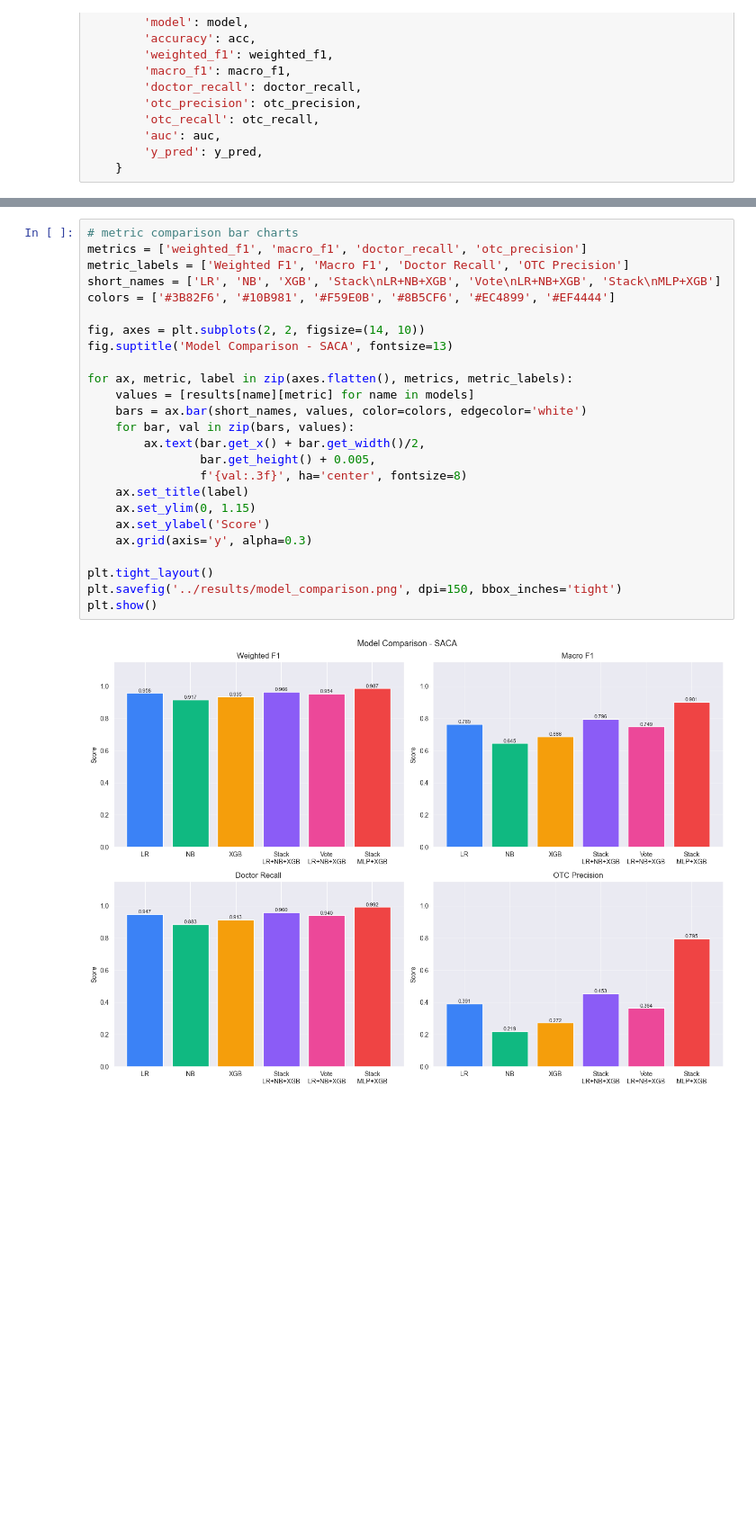
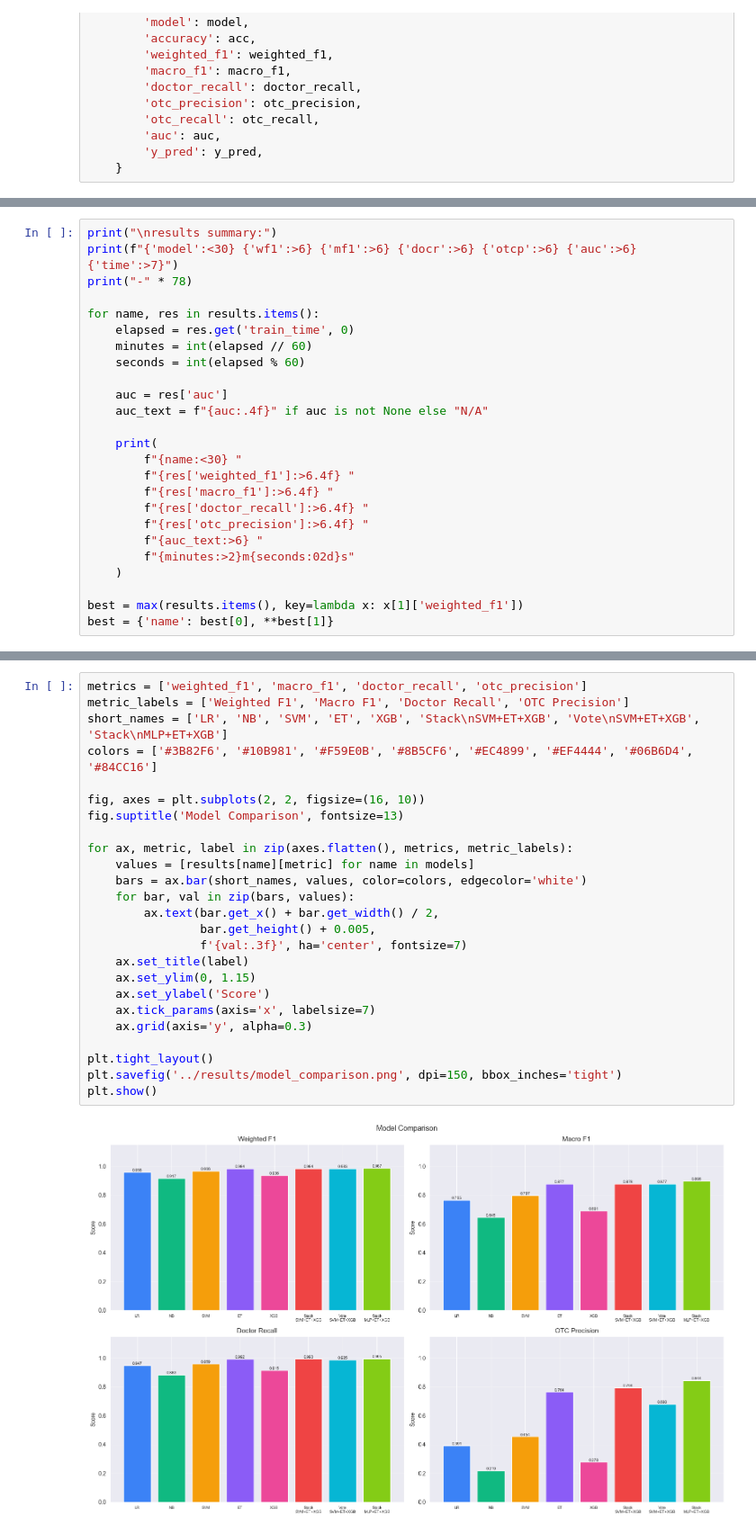
Before and after one commit to gayanvirajmadusanka/adaptive-clinical-assistant-saca, a Jupyter notebook: backend/notebooks/ml_train.ipynb, the cells around one changed output, grey strips where cells are left out. Shown at 90% size. Drawn from its saved outputs; the diff is of its cells as text; blank space fills up the shorter version.

Commit message:
add extra trees and linear svm to ml models

```diff
--- a/backend/notebooks/ml_train.ipynb
+++ b/backend/notebooks/ml_train.ipynb
@@ -209,0 +289,25 @@ Model saved to: ../models/stacking_mlp_xgb.pkl
+# %%
+print("\nresults summary:")
+print(f"{'model':<30} {'wf1':>6} {'mf1':>6} {'docr':>6} {'otcp':>6} {'auc':>6} {'time':>7}")
+print("-" * 78)
+
+for name, res in results.items():
+    elapsed = res.get('train_time', 0)
+    minutes = int(elapsed // 60)
+    seconds = int(elapsed % 60)
+
+    auc = res['auc']
+    auc_text = f"{auc:.4f}" if auc is not None else "N/A"
+
+    print(
+        f"{name:<30} "
+        f"{res['weighted_f1']:>6.4f} "
+        f"{res['macro_f1']:>6.4f} "
+        f"{res['doctor_recall']:>6.4f} "
+        f"{res['otc_precision']:>6.4f} "
+        f"{auc_text:>6} "
+        f"{minutes:>2}m{seconds:02d}s"
+    )
+
+best = max(results.items(), key=lambda x: x[1]['weighted_f1'])
+best = {'name': best[0], **best[1]}
@@ -210,28 +326,28 @@ Model saved to: ../models/stacking_mlp_xgb.pkl
 # %%
-# metric comparison bar charts
 metrics = ['weighted_f1', 'macro_f1', 'doctor_recall', 'otc_precision']
 metric_labels = ['Weighted F1', 'Macro F1', 'Doctor Recall', 'OTC Precision']
-short_names = ['LR', 'NB', 'XGB', 'Stack\nLR+NB+XGB', 'Vote\nLR+NB+XGB', 'Stack\nMLP+XGB']
-colors = ['#3B82F6', '#10B981', '#F59E0B', '#8B5CF6', '#EC4899', '#EF4444']
+short_names = ['LR', 'NB', 'SVM', 'ET', 'XGB', 'Stack\nSVM+ET+XGB', 'Vote\nSVM+ET+XGB', 'Stack\nMLP+ET+XGB']
+colors = ['#3B82F6', '#10B981', '#F59E0B', '#8B5CF6', '#EC4899', '#EF4444', '#06B6D4', '#84CC16']
 
-fig, axes = plt.subplots(2, 2, figsize=(14, 10))
-fig.suptitle('Model Comparison - SACA', fontsize=13)
+fig, axes = plt.subplots(2, 2, figsize=(16, 10))
+fig.suptitle('Model Comparison', fontsize=13)
 
 for ax, metric, label in zip(axes.flatten(), metrics, metric_labels):
     values = [results[name][metric] for name in models]
     bars = ax.bar(short_names, values, color=colors, edgecolor='white')
     for bar, val in zip(bars, values):
-        ax.text(bar.get_x() + bar.get_width()/2,
+        ax.text(bar.get_x() + bar.get_width() / 2,
                 bar.get_height() + 0.005,
-                f'{val:.3f}', ha='center', fontsize=8)
+                f'{val:.3f}', ha='center', fontsize=7)
     ax.set_title(label)
     ax.set_ylim(0, 1.15)
     ax.set_ylabel('Score')
+    ax.tick_params(axis='x', labelsize=7)
     ax.grid(axis='y', alpha=0.3)
 
 plt.tight_layout()
 plt.savefig('../results/model_comparison.png', dpi=150, bbox_inches='tight')
 plt.show()
 # %% [output]
-[figure, old version]
+[figure, new version]
 # %%
```
Also changed, not shown: parts of 7 cells of this notebook, 5 other files.
